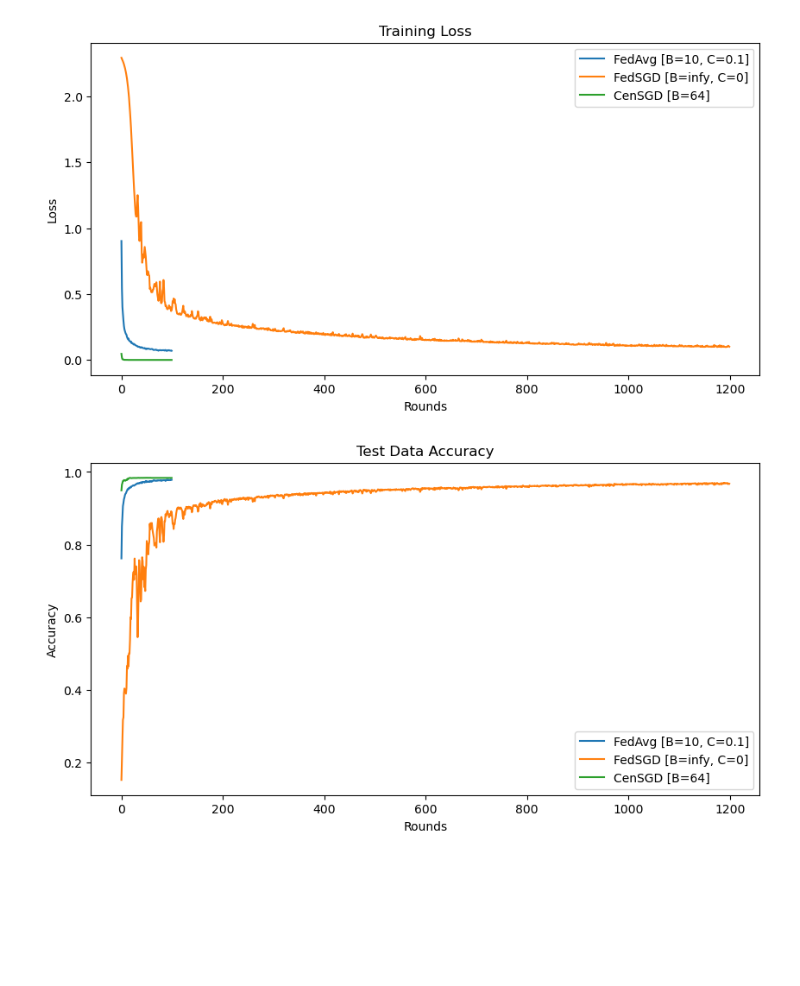
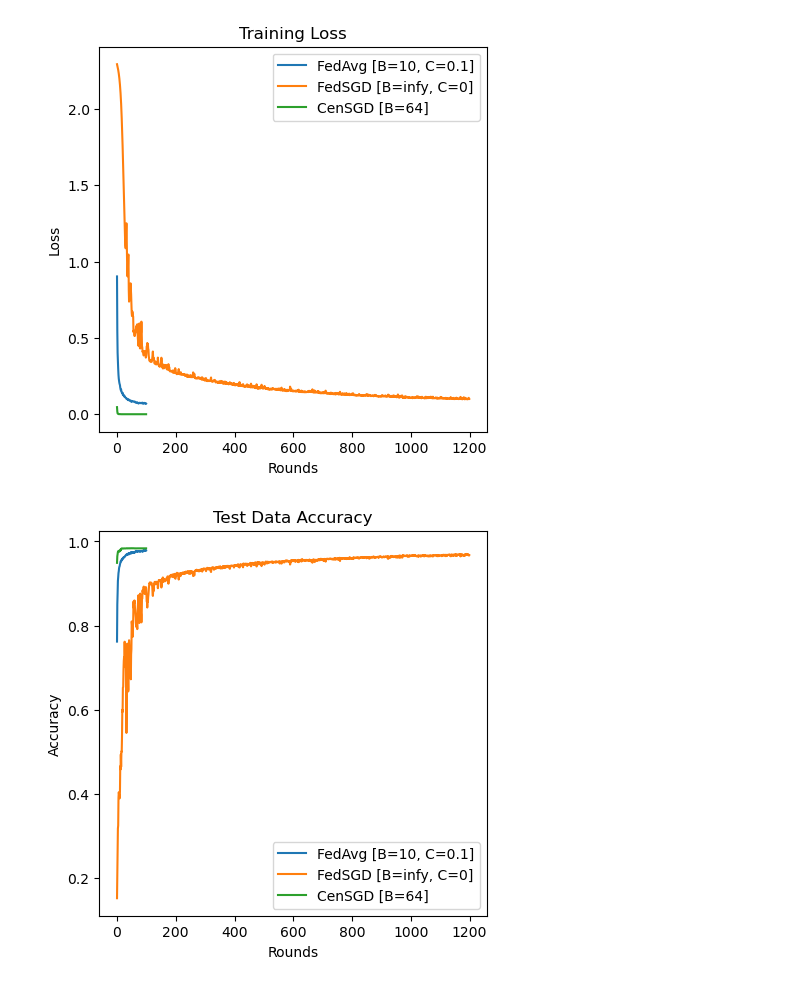
Before and after one commit to wai-ming-chan/fed_avg, a Jupyter notebook: plot_results.ipynb, the cells around one changed output. Cells and saved outputs as stored; diff of their text form; code cells hidden in the pictures; blank space fills up the shorter version.

```diff
--- a/plot_results.ipynb
+++ b/plot_results.ipynb
@@ -42,29 +42,29 @@ result_fedsgd_lossTT_vals = array[0][:]
 result_fedsgd_lossTR_vals = array[1][:]
 result_fedsgd_accu_vals = array[2][:]
 # %%
-plt.figure(figsize=(10,5))
+plt.figure(figsize=(5,5))
 plt.title("Training Loss")
 plt.plot(result_fedavg_lossTR_vals,label="FedAvg [B=10, C=0.1]")
 plt.plot(result_fedsgd_lossTR_vals,label="FedSGD [B=infy, C=0]")
 plt.plot(result_cen_lossTR_vals,label="CenSGD [B=64]")
 # plt.plot(losses_test,label="test")
 plt.xlabel("Rounds")
 plt.ylabel("Loss")
 plt.legend()
 plt.savefig('figs/All_Loss.png')
 plt.show()
 
-plt.figure(figsize=(10,5))
+plt.figure(figsize=(5,5))
 plt.title("Test Data Accuracy")
 # plt.plot(acc_train,label="train")
 plt.plot(result_fedavg_accu_vals,label="FedAvg [B=10, C=0.1]")
 plt.plot(result_fedsgd_accu_vals,label="FedSGD [B=infy, C=0]")
 plt.plot(result_cen_accu_vals,label="CenSGD [B=64]")
 plt.xlabel("Rounds")
 plt.ylabel("Accuracy")
 plt.legend()
 plt.savefig('figs/All_Accuracy.png')
 plt.show()
 # %% [output]
-[figure, old version]
+[figure, new version]
-[figure, old version]
+[figure, new version]
```
